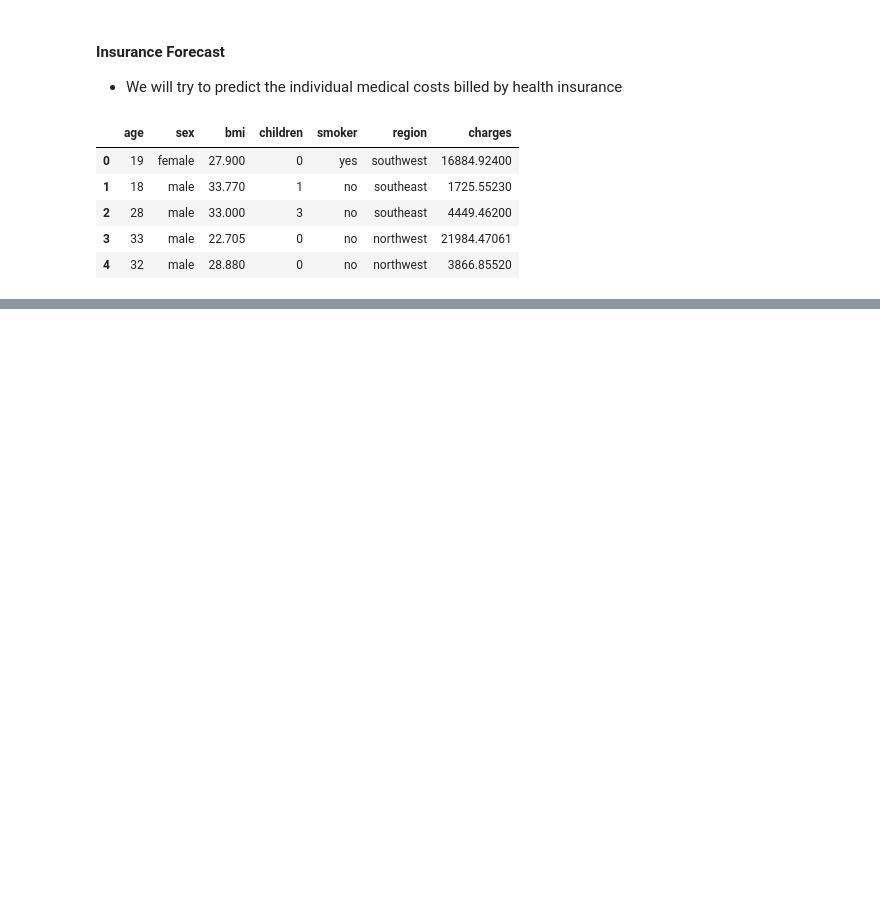
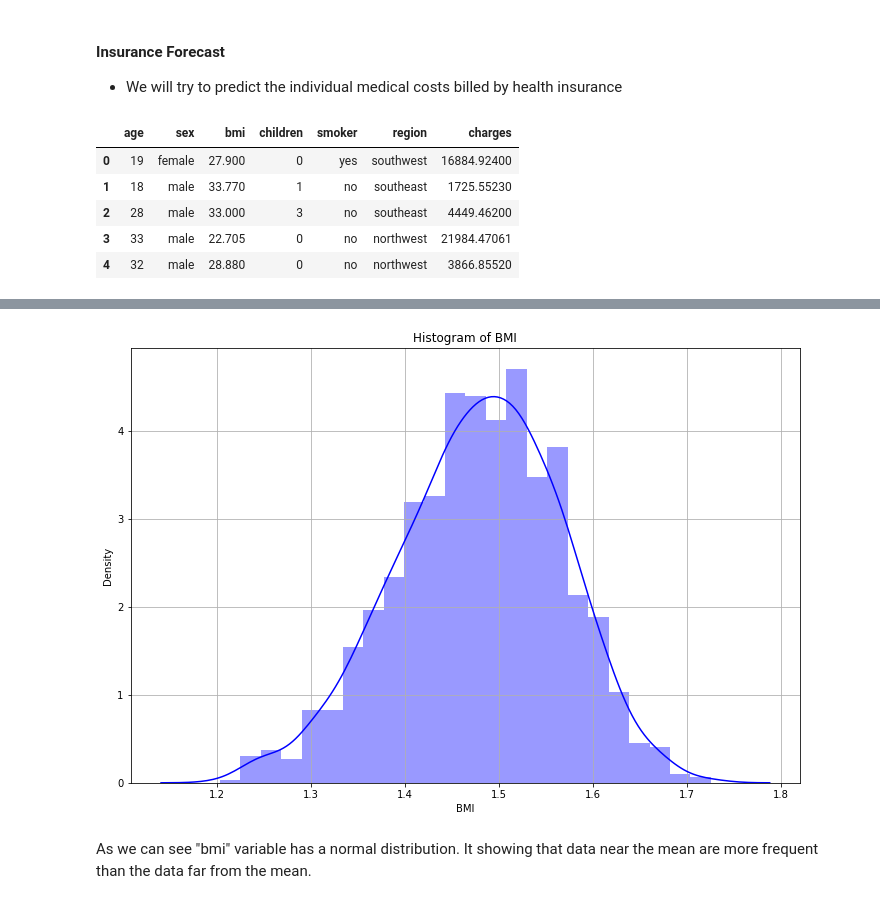
Before and after one commit to devrimakkoy/Global_AI_Hub_Proje, a Jupyter notebook: Insurance_Forecast.ipynb, the cells around one changed output, grey strips where cells are left out. Saved outputs shown, nothing was run; the diff lists cells and outputs as text; code cells hidden in the pictures; blank space fills up the shorter version.

```diff
--- a/Insurance_Forecast.ipynb
+++ b/Insurance_Forecast.ipynb
@@ -9,5 +11,5 @@ import seaborn as sns
 # %%
-df = pd.read_csv("C:\\Users\devri\Documents\GitHub\Global_AI_Hub_Proje\insurance.csv")
+df = pd.read_csv("C:\\Users\devri\Desktop\global_ai_hub\insurance.csv")
 df.head()
 # %% [output]
 |  | age | sex | bmi | children | smoker | region | charges |
@@ -18,0 +78,12 @@ df.head()
+# %%
+# Visualize the distribution of "bmi"
+f, ax = plt.subplots(figsize=(12, 8))
+ax = sns.distplot(np.log10(df['bmi']), kde = True, color = 'b' )
+plt.xlabel('BMI')
+plt.title('Histogram of BMI')
+plt.grid(True)
+plt.show()
+# %% [output]
+[figure, added]
+# %% [markdown]
+As we can see "bmi" variable has a normal distribution. It showing that data near the mean are more frequent than the data far from the mean.
```
Also changed, not shown: parts of 15 cells of this notebook.
